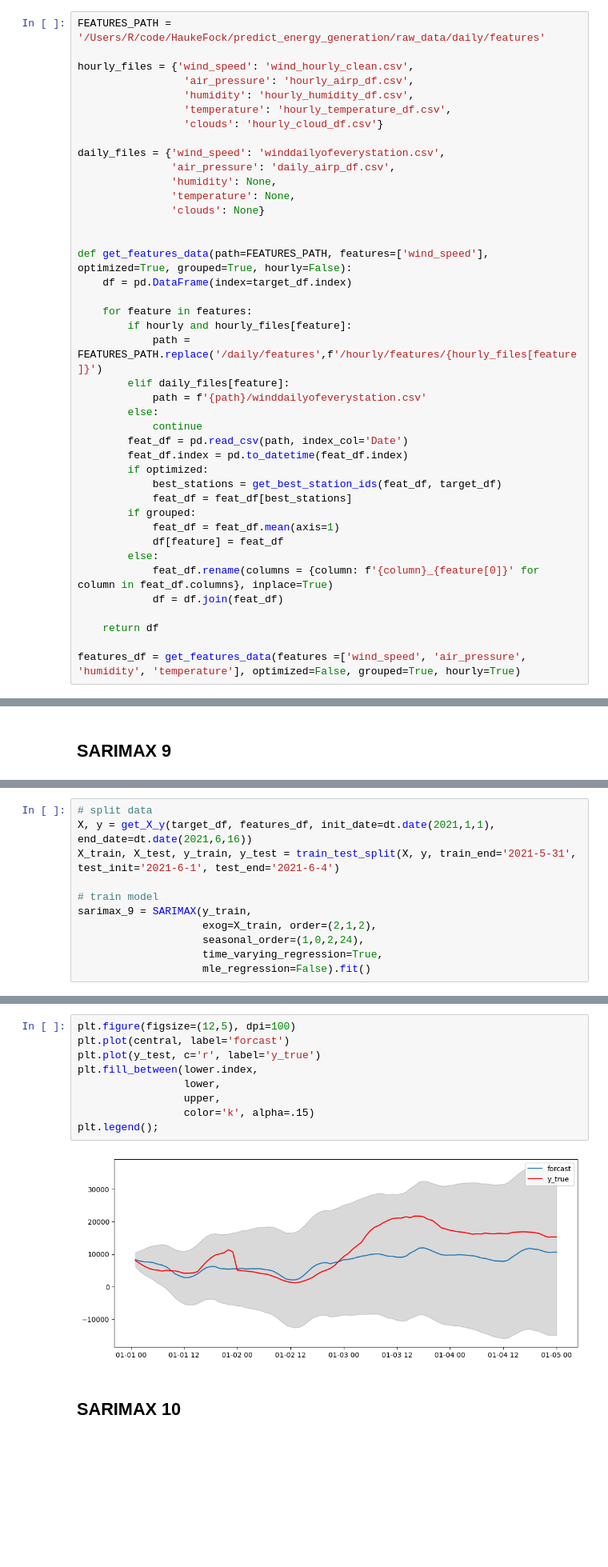
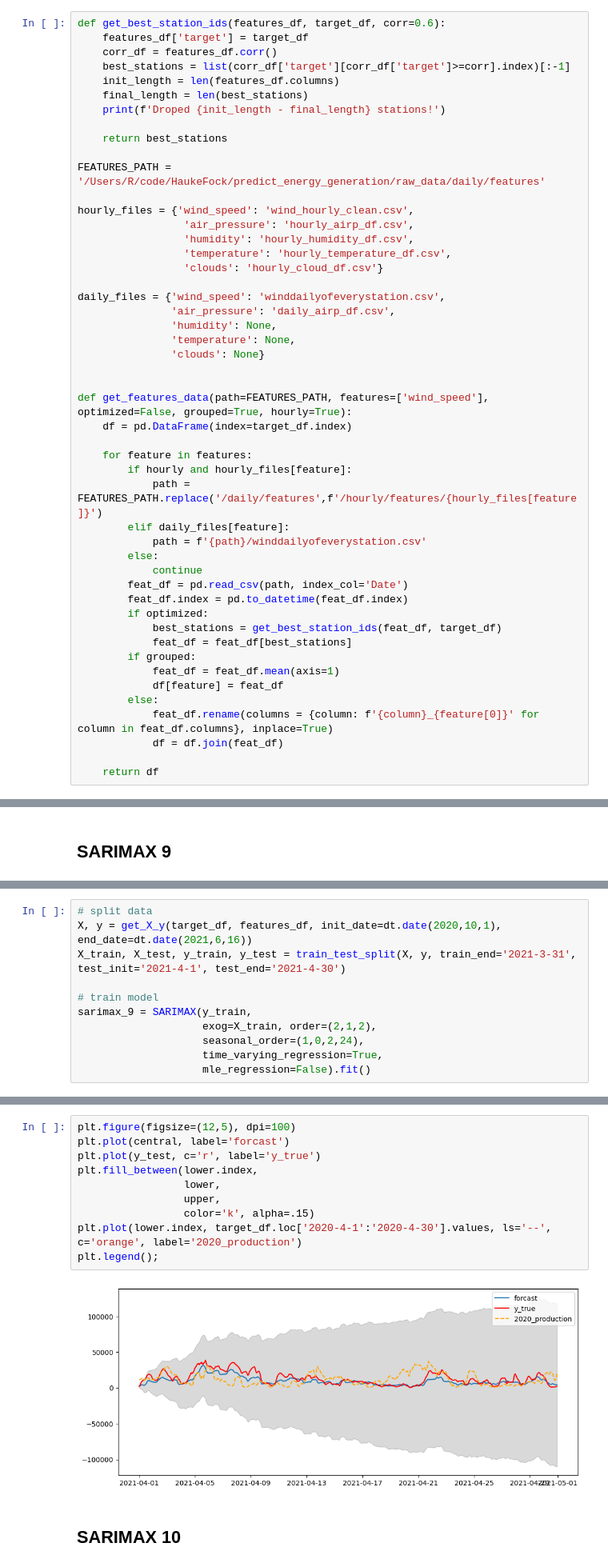
Before and after one commit to HaukeFock/predict_energy_generation, a Jupyter notebook: notebooks/rodrigo_sarimax.ipynb, the cells around one changed output, grey strips where cells are left out. Shown at 80% size. Drawn from its saved outputs; the diff is of its cells as text; blank space fills up the shorter version.

```diff
--- a/notebooks/rodrigo_sarimax.ipynb
+++ b/notebooks/rodrigo_sarimax.ipynb
@@ -53,4 +43,14 @@ def get_best_station_ids(features_df, target_df, corr=0.6):
 # %%
+def get_best_station_ids(features_df, target_df, corr=0.6):
+    features_df['target'] = target_df
+    corr_df = features_df.corr()
+    best_stations = list(corr_df['target'][corr_df['target']>=corr].index)[:-1]
+    init_length = len(features_df.columns)
+    final_length = len(best_stations)
+    print(f'Droped {init_length - final_length} stations!')
+
+    return best_stations
+
 FEATURES_PATH = '/Users/R/code/HaukeFock/predict_energy_generation/raw_data/daily/features'
 
 hourly_files = {'wind_speed': 'wind_hourly_clean.csv',
@@ -66,7 +66,7 @@ daily_files = {'wind_speed': 'winddailyofeverystation.csv',
                'clouds': None}
 
 
-def get_features_data(path=FEATURES_PATH, features=['wind_speed'], optimized=True, grouped=True, hourly=False):
+def get_features_data(path=FEATURES_PATH, features=['wind_speed'], optimized=False, grouped=True, hourly=True):
     df = pd.DataFrame(index=target_df.index)
 
     for feature in features:
@@ -89,5 +89,3 @@ def get_features_data(path=FEATURES_PATH, features=['wind_speed'], optimized=Tru
             df = df.join(feat_df)
 
     return df
-
-features_df = get_features_data(features =['wind_speed', 'air_pressure', 'humidity', 'temperature'], optimized=False, grouped=True, hourly=True)
@@ -1132,7 +1132,7 @@ plt.legend();
 # %%
 # split data
-X, y = get_X_y(target_df, features_df, init_date=dt.date(2021,1,1), end_date=dt.date(2021,6,16))
-X_train, X_test, y_train, y_test = train_test_split(X, y, train_end='2021-5-31', test_init='2021-6-1', test_end='2021-6-4')
+X, y = get_X_y(target_df, features_df, init_date=dt.date(2020,10,1), end_date=dt.date(2021,6,16))
+X_train, X_test, y_train, y_test = train_test_split(X, y, train_end='2021-3-31', test_init='2021-4-1', test_end='2021-4-30')
 
 # train model
 sarimax_9 = SARIMAX(y_train,
@@ -1204,14 +1206,15 @@ plt.show()
 # %%
 plt.figure(figsize=(12,5), dpi=100)
 plt.plot(central, label='forcast')
 plt.plot(y_test, c='r', label='y_true')
 plt.fill_between(lower.index,
                  lower,
                  upper,
                  color='k', alpha=.15)
+plt.plot(lower.index, target_df.loc['2020-4-1':'2020-4-30'].values, ls='--', c='orange', label='2020_production')
 plt.legend();
 # %% [output]
-[figure, old version]
+[figure, new version]
 # %% [markdown]
 ## SARIMAX 10
 # %% [markdown]
```
Also changed, not shown: parts of 32 cells of this notebook, 1 other file.
